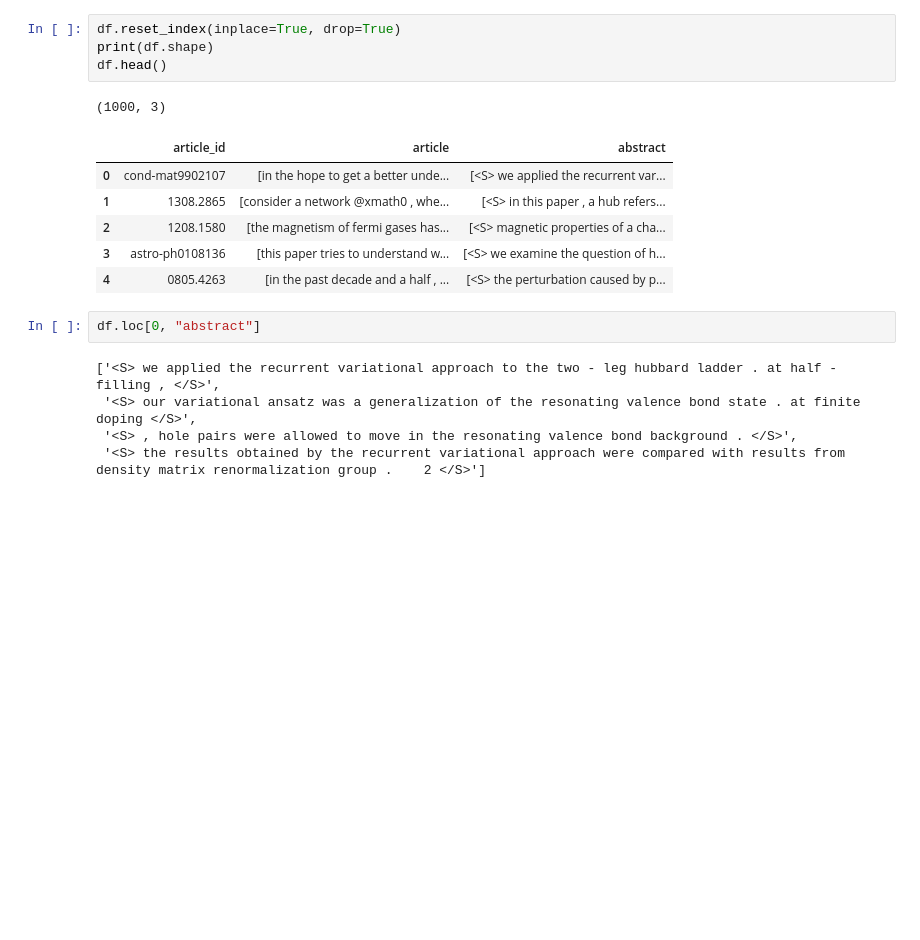
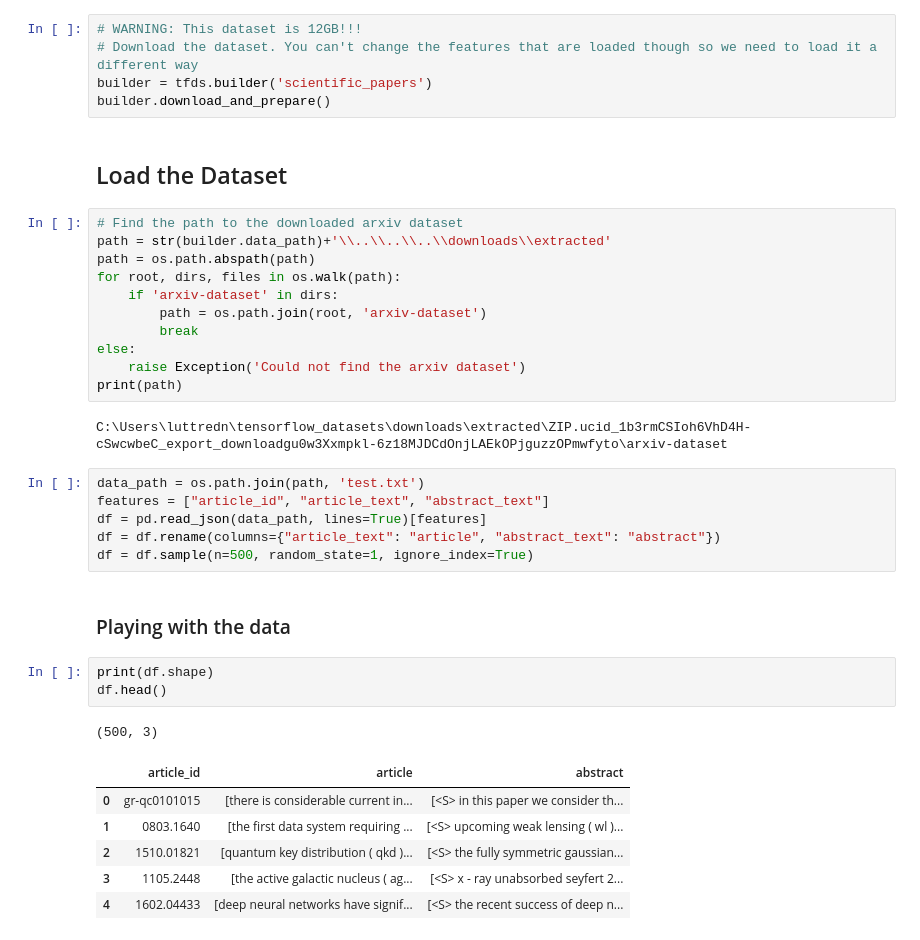
Before and after one commit to rhit-luttredn/NLP-Grp15, a Jupyter notebook: scientific_papers_cleaning.ipynb, the cells around one changed output. Drawn from its saved outputs; the diff is of its cells as text; blank space fills up the shorter version.

Commit message:
recleaned the data

```diff
--- a/scientific_papers_cleaning.ipynb
+++ b/scientific_papers_cleaning.ipynb
@@ -29,19 +10,39 @@ df = df.sample(n=1000)
+# %%
+# WARNING: This dataset is 12GB!!!
+# Download the dataset. You can't change the features that are loaded though so we need to load it a different way
+builder = tfds.builder('scientific_papers')
+builder.download_and_prepare()
+# %% [markdown]
+## Load the Dataset
+# %%
+# Find the path to the downloaded arxiv dataset
+path = str(builder.data_path)+'\\..\\..\\..\\downloads\\extracted'
+path = os.path.abspath(path)
+for root, dirs, files in os.walk(path):
+    if 'arxiv-dataset' in dirs:
+        path = os.path.join(root, 'arxiv-dataset')
+        break
+else:
+    raise Exception('Could not find the arxiv dataset')
+print(path)
+# %% [output]
+C:\Users\luttredn\tensorflow_datasets\downloads\extracted\ZIP.ucid_1b3rmCSIoh6VhD4H-cSwcwbeC_export_downloadgu0w3Xxmpkl-6z18MJDCdOnjLAEkOPjguzzOPmwfyto\arxiv-dataset
+# %%
+data_path = os.path.join(path, 'test.txt')
+features = ["article_id", "article_text", "abstract_text"]
+df = pd.read_json(data_path, lines=True)[features]
+df = df.rename(columns={"article_text": "article", "abstract_text": "abstract"})
+df = df.sample(n=500, random_state=1, ignore_index=True)
+# %% [markdown]
+### Playing with the data
 # %%
-df.reset_index(inplace=True, drop=True)
 print(df.shape)
 df.head()
 # %% [output]
-(1000, 3)
+(500, 3)
 |  | article_id | article | abstract |
-| 0 | cond-mat9902107 | [in the hope to get a better unde... | [<S> we applied the recurrent var... |
-| 1 | 1308.2865 | [consider a network @xmath0 , whe... | [<S> in this paper , a hub refers... |
-| 2 | 1208.1580 | [the magnetism of fermi gases has... | [<S> magnetic properties of a cha... |
-| 3 | astro-ph0108136 | [this paper tries to understand w... | [<S> we examine the question of h... |
-| 4 | 0805.4263 | [in the past decade and a half , ... | [<S> the perturbation caused by p... |
+| 0 | gr-qc0101015 | [there is considerable current in... | [<S> in this paper we consider th... |
+| 1 | 0803.1640 | [the first data system requiring ... | [<S> upcoming weak lensing ( wl )... |
+| 2 | 1510.01821 | [quantum key distribution ( qkd )... | [<S> the fully symmetric gaussian... |
+| 3 | 1105.2448 | [the active galactic nucleus ( ag... | [<S> x - ray unabsorbed seyfert 2... |
+| 4 | 1602.04433 | [deep neural networks have signif... | [<S> the recent success of deep n... |
-# %%
-df.loc[0, "abstract"]
-# %% [output]
-['<S> we applied the recurrent variational approach to the two - leg hubbard ladder . at half - filling , </S>',
- '<S> our variational ansatz was a generalization of the resonating valence bond state . at finite doping </S>',
- '<S> , hole pairs were allowed to move in the resonating valence bond background . </S>',
- '<S> the results obtained by the recurrent variational approach were compared with results from density matrix renormalization group .    2 </S>']
```
Also changed, not shown: parts of 39 cells of this notebook, 1 other file.
